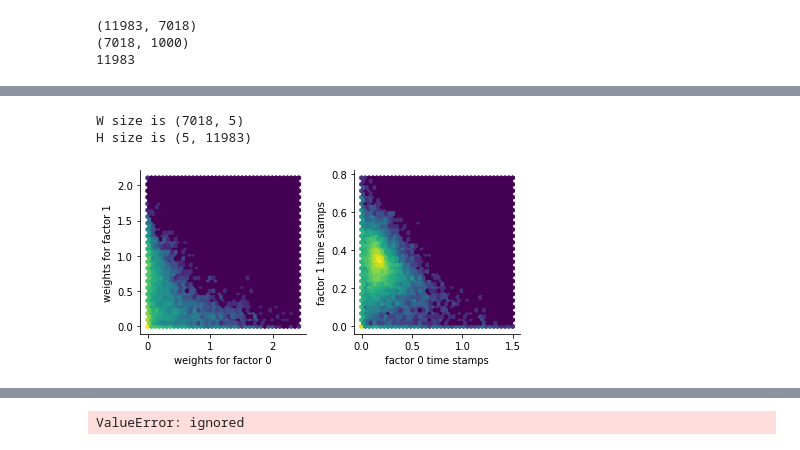
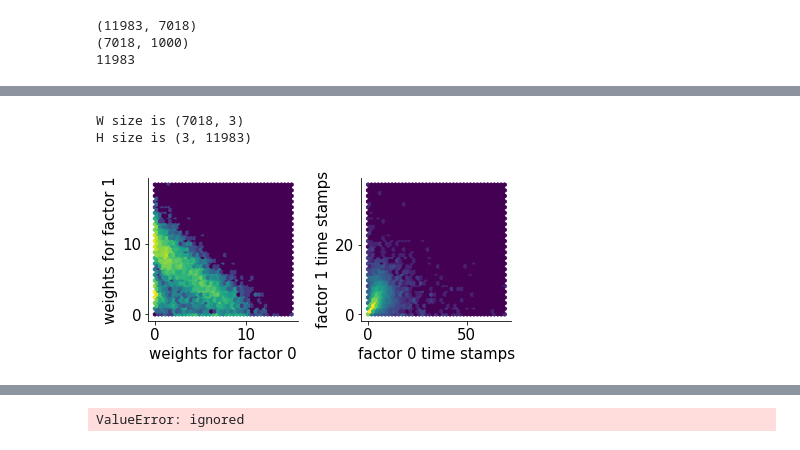
Before and after one commit to YGUO29/NMA-proj, a Jupyter notebook: NMA_proj_load_stringer_spontaneous.ipynb, the cells around one changed output, grey strips where cells are left out. Drawn from its saved outputs; the diff is of its cells as text; code cells hidden in the pictures.

```diff
--- a/NMA_proj_load_stringer_spontaneous.ipynb
+++ b/NMA_proj_load_stringer_spontaneous.ipynb
@@ -165,13 +165,30 @@ ax.set(xlabel = 'PC 0 ', ylabel = 'PC 1', alpha = .1);
 from sklearn.decomposition import NMF
 # %%
 # helper functions
-def my_nmf(DataMat, nComp=2):
+def my_nmf(DataMat, nComp = 2):
     # data matrix input for NMF: nSamples * nFeatures
 
-    DataMat[DataMat<0]=0 #set any negligibly small negative values to 0
+#     DataMat[DataMat<0]=0 #set any negligibly small negative values to 0
     params = {'nComp': nComp}
     model = NMF(n_components = params['nComp'], init='random')
     W = model.fit_transform(DataMat)
     H = model.components_
 
     return W, H
+
+def select_cell(weights, perc = 0):
+    '''idx, plot_colors = select_cell(H[0,:], perc = 0)'''
+    # print(cmap[:100,:])
+    weights = np.array(weights)
+    weights = (weights - np.min(weights))/(np.max(weights) - np.min(weights))
+    # print(np.ptp(weights))
+
+    # set colormap as neuron's weights
+    cmap = cm.get_cmap('binary')(weights)
+
+    idx = np.where(weights > np.percentile(weights, perc)) # index of neurons to be plotted
+    idx = np.array(idx)
+#     idx = idx[0,:]
+    plot_colors = cmap[idx[0,:],:]
+
+    return idx, plot_colors
@@ -178,46 +197,53 @@ def my_nmf(DataMat, nComp=2):
 # %%
 # take NMF
 # DataMat =  dat['sresp'].T
-DataMat = Z.T
-W, H = my_nmf(DataMat, nComp = 5)
+
+DataMat_min = np.min(Z.T, axis = 0)
+DataMat = Z.T - DataMat_min
+
+# print(DataMat.shape)
+# print(np.min(DataMat, axis = 0))
+
+nComp = 3
+W, H = my_nmf(DataMat, nComp = nComp)
 # weights for factors (W and H)
 # W: nNeuron * nComp, H: nComp * nTime
 print(f'W size is {W.shape}')
 print(f'H size is {H.shape}')
 # %% [output]
-W size is (7018, 5)
-H size is (5, 11983)
+W size is (7018, 3)
+H size is (3, 11983)
 # %%
 # view factors
 # select 2 dimensions to view
 dim1 = 0
 dim2 = 1
 ViewDim = 2
 
 fig = plt.figure(figsize=(15,3))
 if ViewDim == 2:
   ax = plt.subplot(1,5,1)
   plt.hexbin(W[:,dim1], W[:,dim2], gridsize = 40, bins = 'log')
   ax.set(xlabel = 'weights for factor ' + str(dim1), ylabel =  'weights for factor ' + str(dim2), alpha = .1);
 
   ax = plt.subplot(1,5,2)
   plt.hexbin(H[dim1,:], H[dim2,:], gridsize = 40, bins = 'log')
   ax.set(xlabel = 'factor '+str(dim1)+' time stamps', ylabel = 'factor '+str(dim2)+' time stamps', alpha = .1);
 else:
   fig1 = plt.figure(figsize = (12, 6))
   ax = fig1.add_subplot(121, projection='3d')
   ax.scatter(W[:,0],W[:,1],W[:,2], 'o', s = 4)
   ax.set(xlabel='weights for factor 1', ylabel = 'weights for factor 2',
-         zlabel='weights for factor 3');
+         zlabel='weights for factor 3', title = 'neuron weights');
   # for angle in range(0, 360):
   ax.view_init(45, 60)
     # plt.draw()
     # plt.pause(0.01)
 
   ax = fig1.add_subplot(122, projection='3d')
   ax.scatter(H[0,:],H[1,:],H[2,:], 'o', s = 4)
   ax.set(xlabel='factor 1 time stamps', ylabel = 'factor 2 time stamps',
-         zlabel='factor 3 time stamps');
+         zlabel='factor 3 time stamps', title = 'factor temporal profiles');
   ax.view_init(45, 60)
 # %% [output]
-[figure, old version]
+[figure, new version]
```
Also changed, not shown: parts of 10 cells of this notebook.
